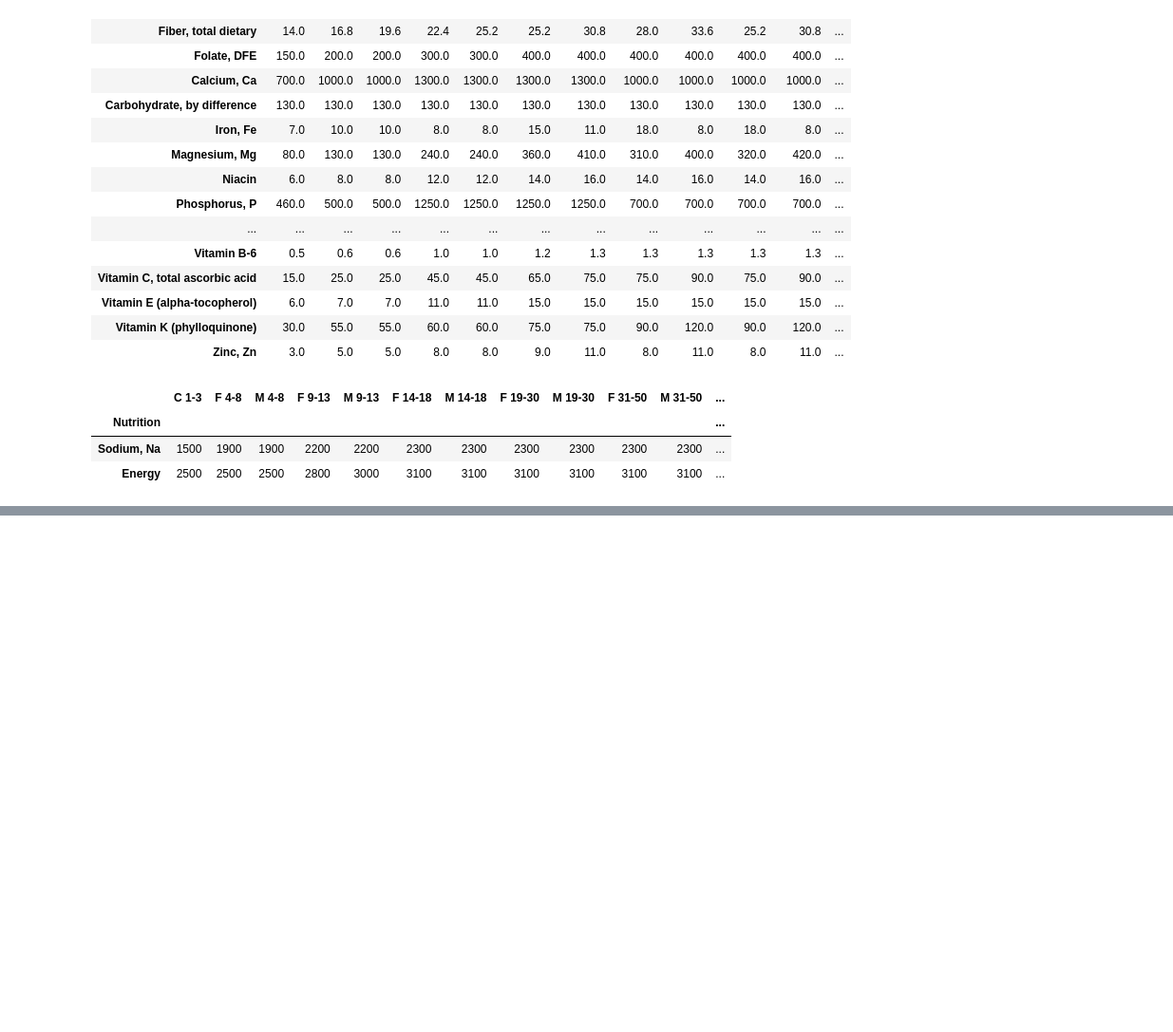
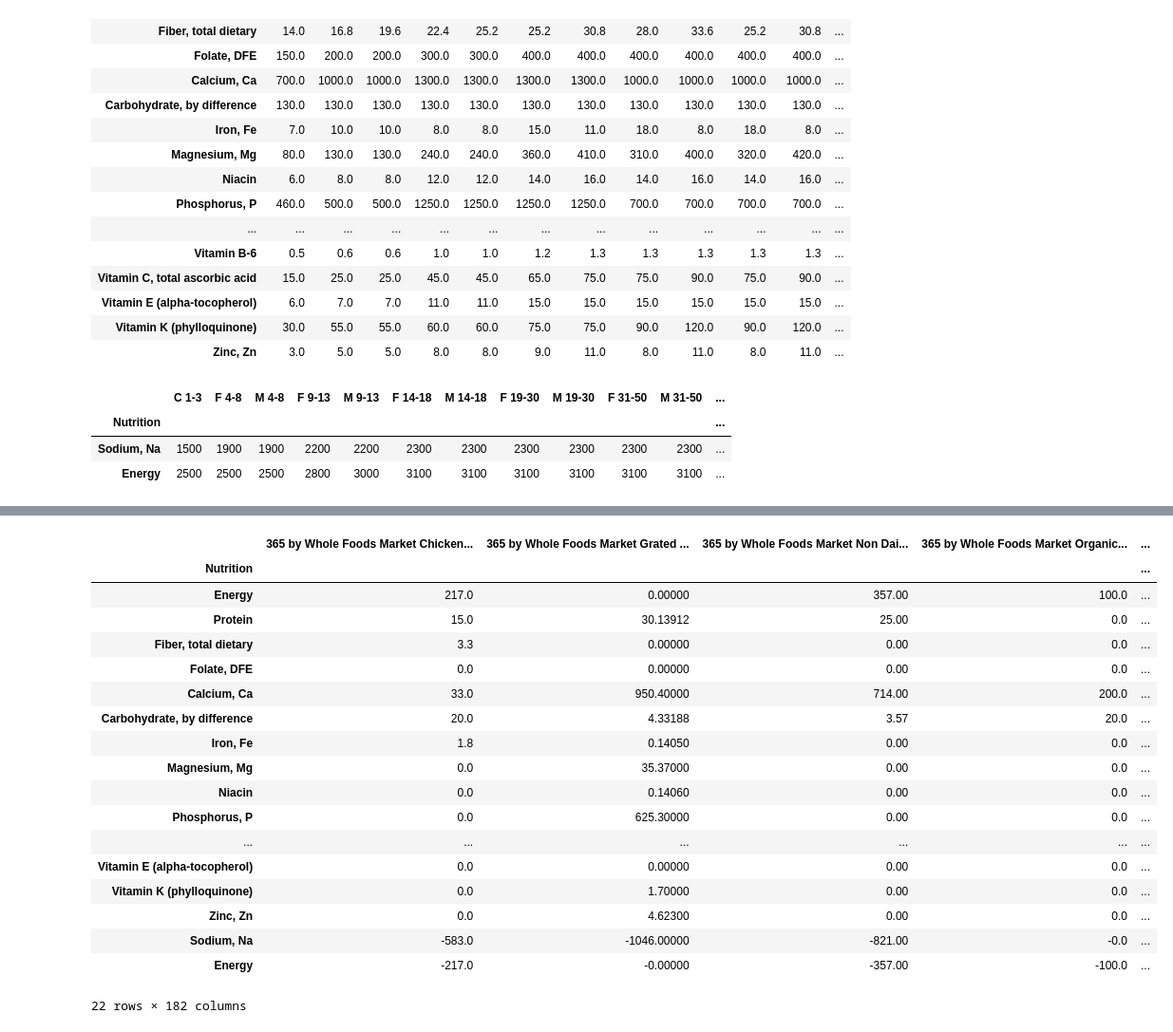
Before and after one commit to marcaina16/EEP-153---Project-2, a Jupyter notebook: proj2_notebook.ipynb, the cells around one changed output, grey strips where cells are left out. Shown at 95% size. Saved outputs shown, nothing was run; the diff lists cells and outputs as text; code cells hidden in the pictures; blank space fills up the shorter version.

```diff
--- a/proj2_notebook.ipynb
+++ b/proj2_notebook.ipynb
@@ -231,0 +251,8 @@ bmax
+# %%
+p = Prices.apply(lambda x:x.magnitude).dropna()
+
+# Compile list that we have both prices and nutritional info for; drop if either missing
+use = p.index.intersection(D.columns)
+p = p[use]
+
+p
@@ -231,0 +277,34 @@ bmax
+# %%
+# Drop nutritional information for foods we don't know the price of,
+# and replace missing nutrients with zeros.
+Aall = D[p.index].fillna(0)
+
+# Drop rows of A that we don't have constraints for.
+Amin = Aall.loc[bmin.index]
+
+Amax = Aall.loc[bmax.index]
+
+# Maximum requirements involve multiplying constraint by -1 to make <=.
+A = pd.concat([Amin,-Amax])
+
+A
+# %% [output]
+|  | 365 by Whole Foods Market Chicken... | 365 by Whole Foods Market Grated ... | 365 by Whole Foods Market Non Dai... | 365 by Whole Foods Market Organic... | ... |
+| Nutrition |  |  |  |  | ... |
+| Energy | 217.0 | 0.00000 | 357.00 | 100.0 | ... |
+| Protein | 15.0 | 30.13912 | 25.00 | 0.0 | ... |
+| Fiber, total dietary | 3.3 | 0.00000 | 0.00 | 0.0 | ... |
+| Folate, DFE | 0.0 | 0.00000 | 0.00 | 0.0 | ... |
+| Calcium, Ca | 33.0 | 950.40000 | 714.00 | 200.0 | ... |
+| Carbohydrate, by difference | 20.0 | 4.33188 | 3.57 | 20.0 | ... |
+| Iron, Fe | 1.8 | 0.14050 | 0.00 | 0.0 | ... |
+| Magnesium, Mg | 0.0 | 35.37000 | 0.00 | 0.0 | ... |
+| Niacin | 0.0 | 0.14060 | 0.00 | 0.0 | ... |
+| Phosphorus, P | 0.0 | 625.30000 | 0.00 | 0.0 | ... |
+| ... | ... | ... | ... | ... | ... |
+| Vitamin E (alpha-tocopherol) | 0.0 | 0.00000 | 0.00 | 0.0 | ... |
+| Vitamin K (phylloquinone) | 0.0 | 1.70000 | 0.00 | 0.0 | ... |
+| Zinc, Zn | 0.0 | 4.62300 | 0.00 | 0.0 | ... |
+| Sodium, Na | -583.0 | -1046.00000 | -821.00 | -0.0 | ... |
+| Energy | -217.0 | -0.00000 | -357.00 | -100.0 | ... |
+22 rows × 182 columns
```
Also changed, not shown: parts of 9 cells of this notebook.
